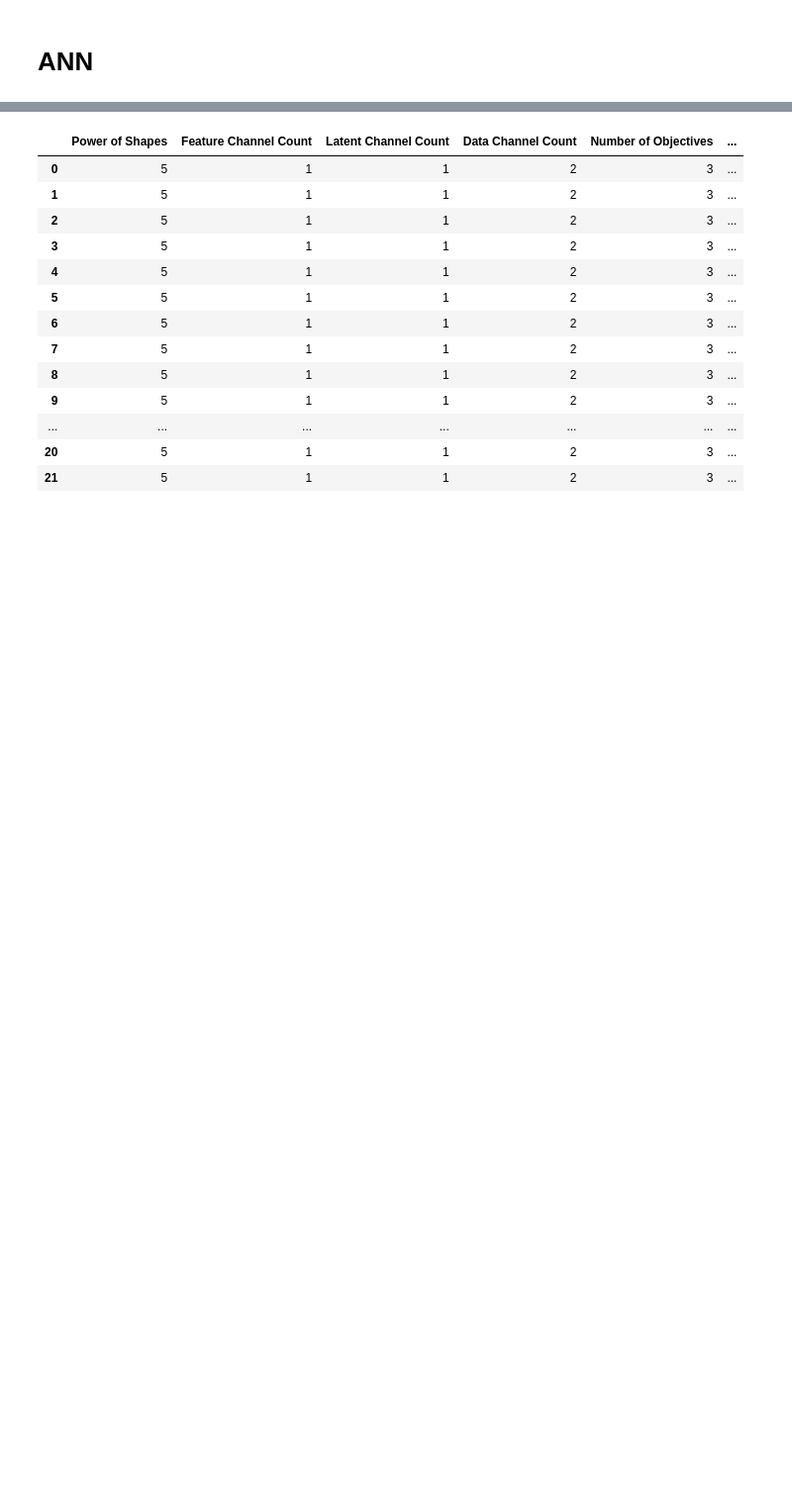
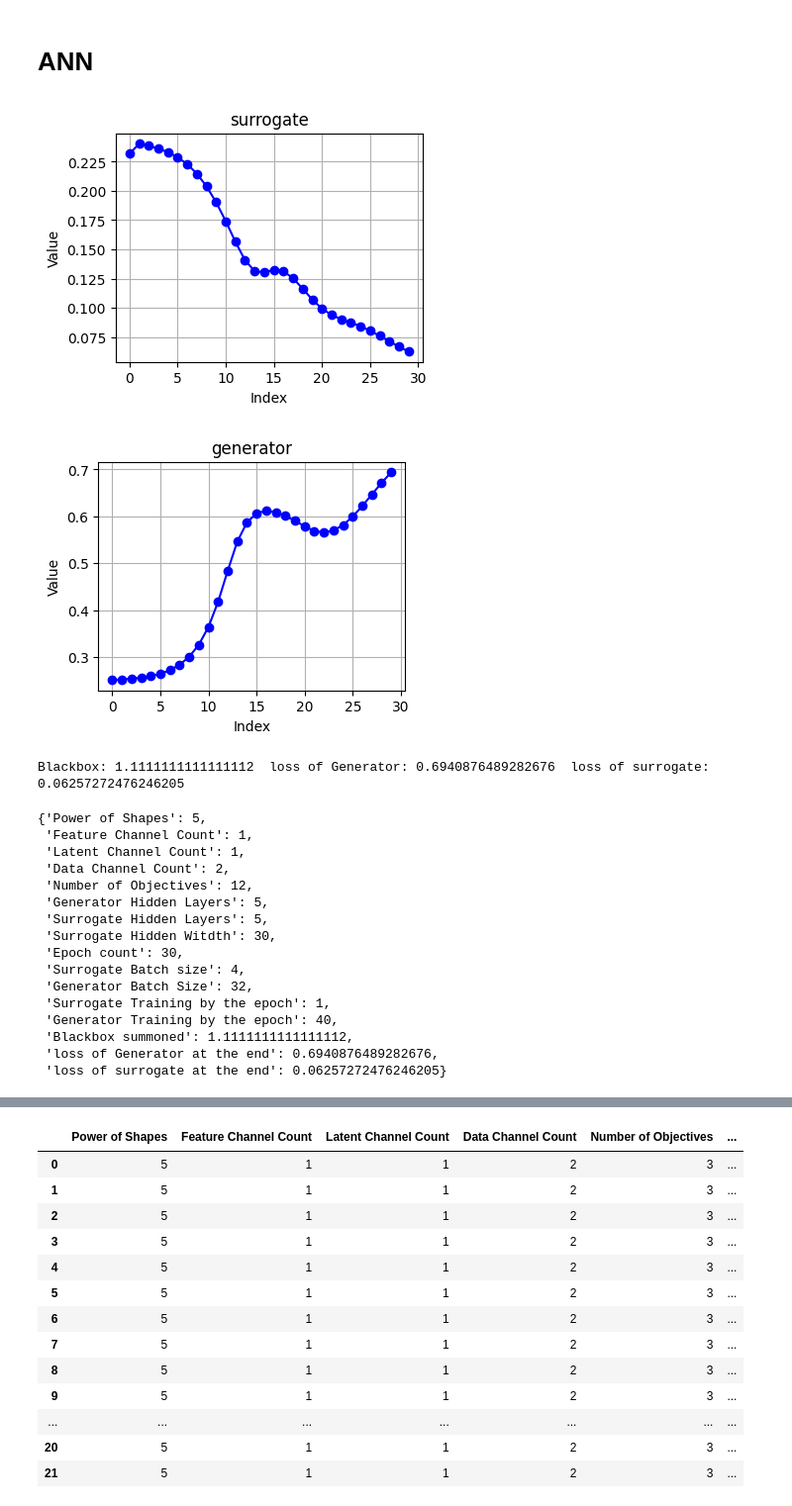
Before and after one commit to PeHaash/CRSA-0.3, a Jupyter notebook: notebooks/phase1.ipynb, the cells around one changed output, grey strips where cells are left out. Shown: that part at 99% size. Drawn from its saved outputs; the diff is of its cells as text; code cells hidden in the pictures; blank space fills up the shorter version.

```diff
--- a/notebooks/phase1.ipynb
+++ b/notebooks/phase1.ipynb
@@ -929,12 +929,32 @@ DeterministicEnvironment = DualGridImplementation(Features(Size, Size, 1.0, 1.57
 # %%
 s = train_complete(Detenvi = DeterministicEnvironment,
                    power_of_shapes = 5, size_ = 32,
-                   feature_cc = 1, latent_cc = 1, data_cc = 2, num_of_obj = 3,
+                   feature_cc = 1, latent_cc = 1, data_cc = 2, num_of_obj = NumberOfObjetives,
                    gen_hid_lay = 5,
                    surr_hid_lay = 5, sur_hit_wid = 30,
-                   epoch_count = 10, sur_batch_size = 8, gen_batch_size = 8, sur_train_by_epoch = 1, gen_train_by_epoch = 20)
+                   epoch_count = 30, sur_batch_size = 4, gen_batch_size = 32, sur_train_by_epoch = 1, gen_train_by_epoch = 40)
 
 s
+# %% [output]
+[figure, added]
+[figure, added]
+Blackbox: 1.1111111111111112  loss of Generator: 0.6940876489282676  loss of surrogate: 0.06257272476246205
+{'Power of Shapes': 5,
+ 'Feature Channel Count': 1,
+ 'Latent Channel Count': 1,
+ 'Data Channel Count': 2,
+ 'Number of Objectives': 12,
+ 'Generator Hidden Layers': 5,
+ 'Surrogate Hidden Layers': 5,
+ 'Surrogate Hidden Witdth': 30,
+ 'Epoch count': 30,
+ 'Surrogate Batch size': 4,
+ 'Generator Batch Size': 32,
+ 'Surrogate Training by the epoch': 1,
+ 'Generator Training by the epoch': 40,
+ 'Blackbox summoned': 1.1111111111111112,
+ 'loss of Generator at the end': 0.6940876489282676,
+ 'loss of surrogate at the end': 0.06257272476246205}
 # %%
 s = train_mixed(Detenvi = DeterministicEnvironment,
                    power_of_shapes = 5, size_ = 32,
```
Also changed, not shown: parts of 6 cells of this notebook.
